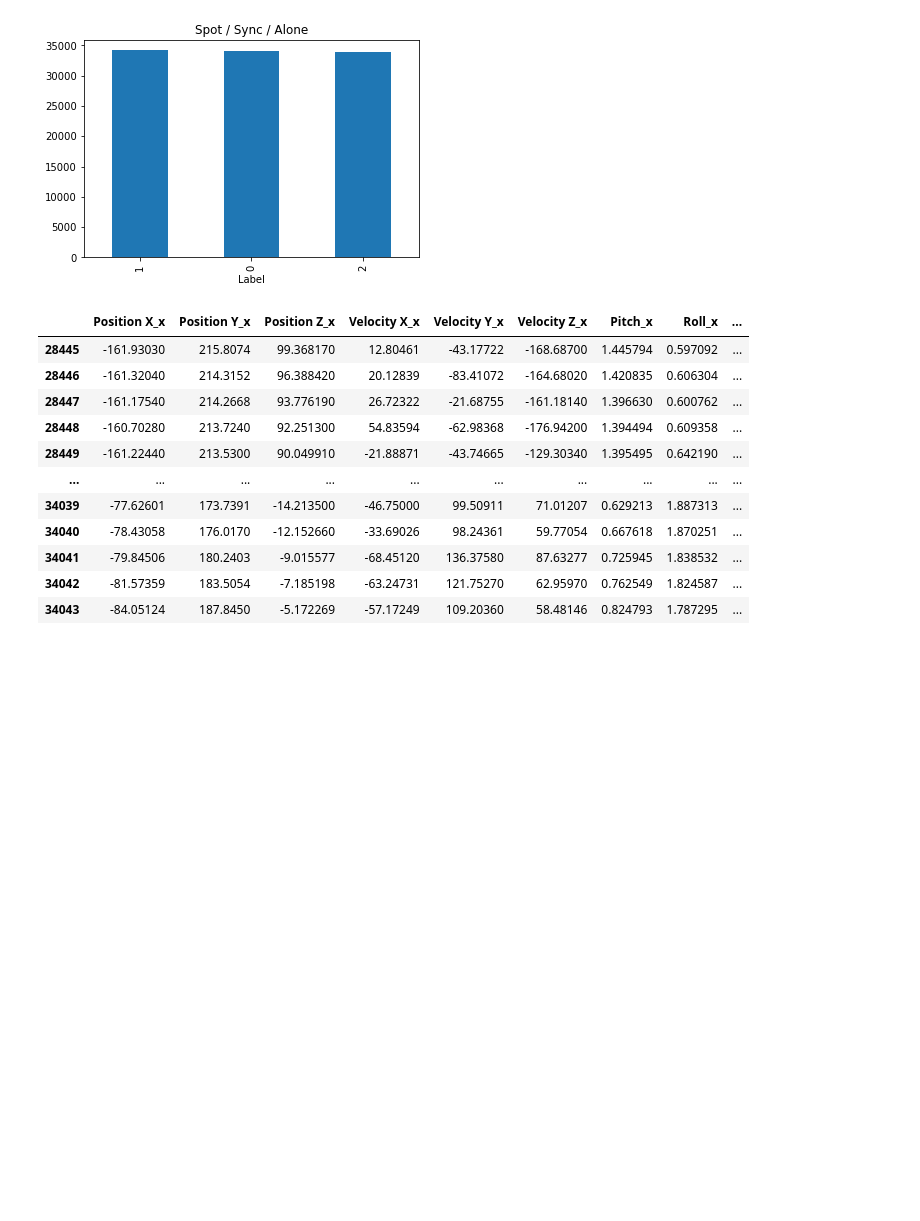
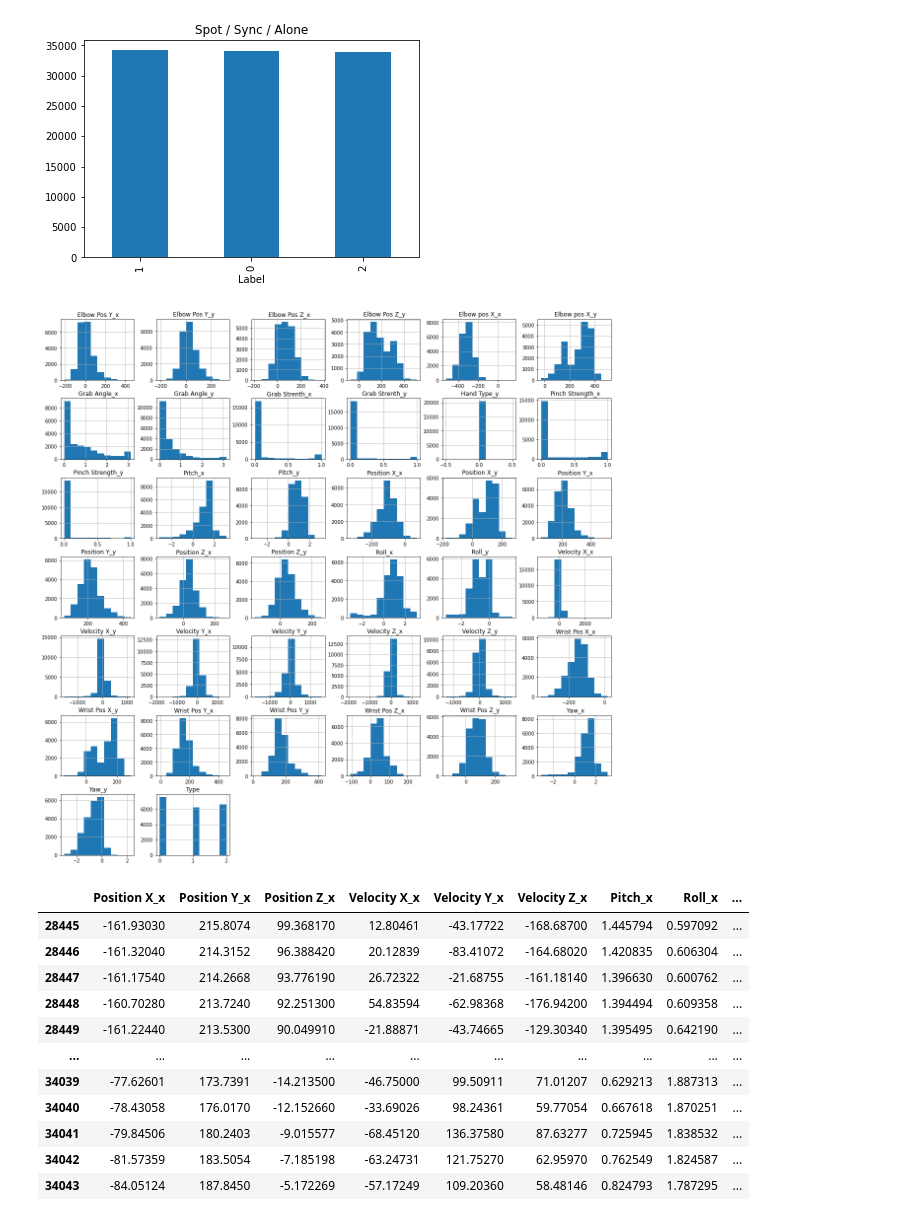
Before and after one commit to avidanAbitbol/image-classification, a Jupyter notebook: hands.ipynb, the cells around one changed output. Cells and saved outputs as stored; diff of their text form; code cells hidden in the pictures; blank space fills up the shorter version.

```diff
--- a/hands.ipynb
+++ b/hands.ipynb
@@ -436,6 +445,10 @@ plt.xlabel('Label')
 plt.show()
 # %% [output]
 [figure]
+# %%
+df_all.hist(figsize=(20,20));
+# %% [output]
+[figure, added]
 # %%
 df_all
 # %% [output]
```
Also changed, not shown: parts of 76 cells of this notebook, 1 other file.
